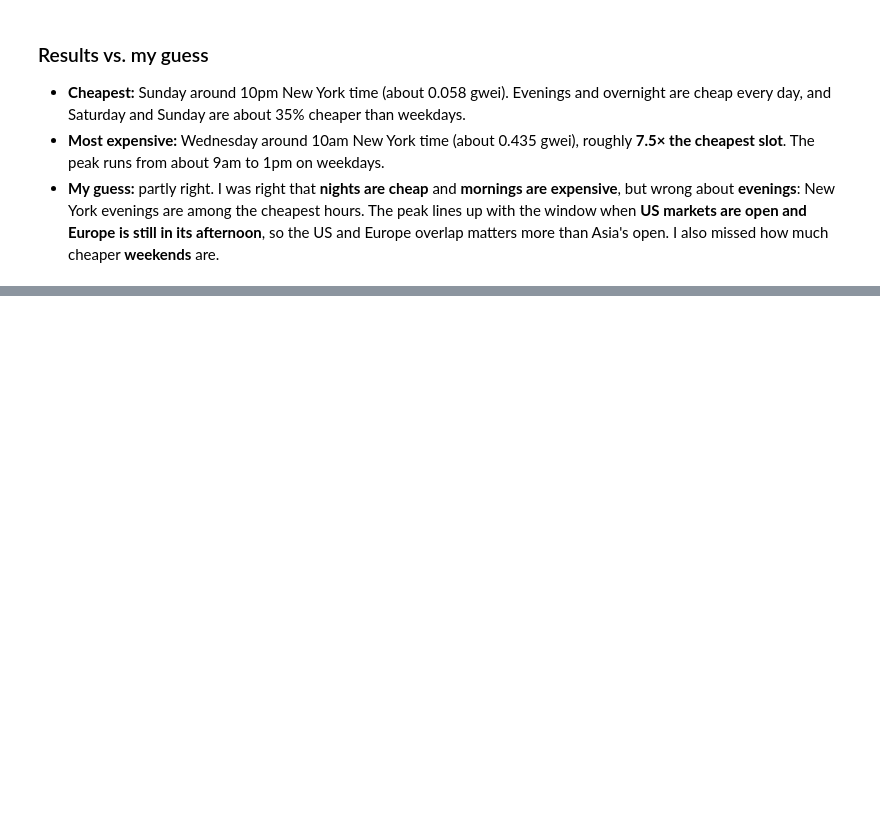
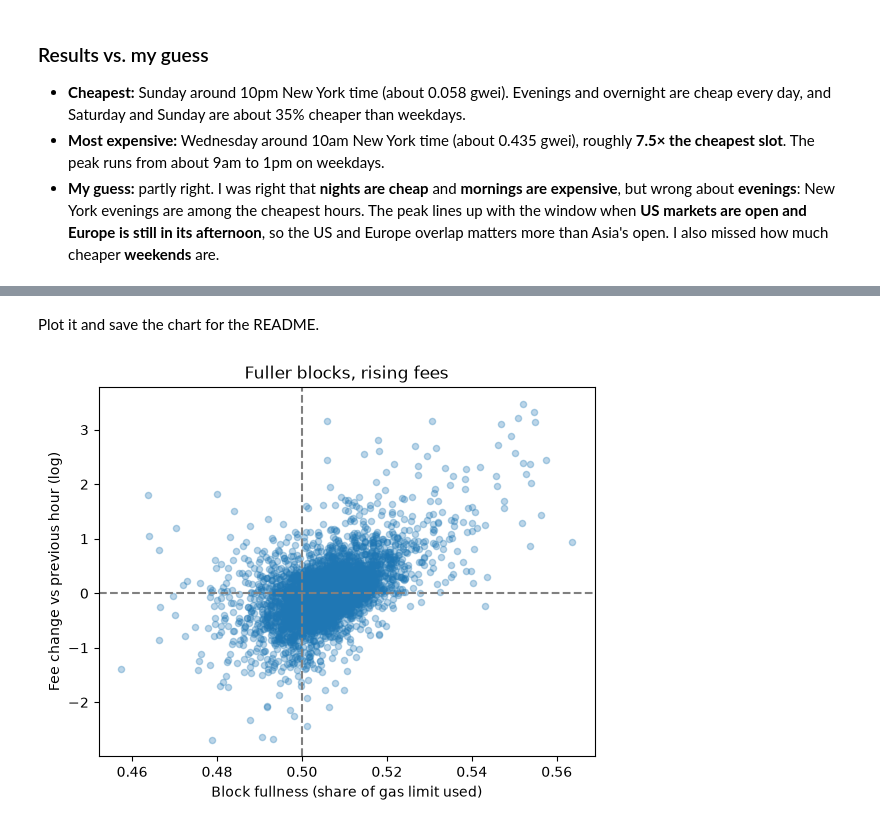
Before and after one commit to Benjamin10444/eth-gas-fee-study, a Jupyter notebook: notebooks/01_gas_analysis.ipynb, the cells around one changed output, grey strips where cells are left out. Cells and saved outputs as stored; diff of their text form; code cells hidden in the pictures; blank space fills up the shorter version.

```diff
--- a/notebooks/01_gas_analysis.ipynb
+++ b/notebooks/01_gas_analysis.ipynb
@@ -149,0 +183,13 @@ dtype: float64
+# %% [markdown]
+Plot it and save the chart for the README.
+# %%
+ax = df.plot.scatter(x="block_fullness", y="fee_change", alpha=0.3,
+                     title="Fuller blocks, rising fees")
+ax.axvline(0.5, color="gray", linestyle="--")
+ax.axhline(0, color="gray", linestyle="--")
+ax.set_xlabel("Block fullness (share of gas limit used)")
+ax.set_ylabel("Fee change vs previous hour (log)")
+plt.savefig("../images/fullness_vs_fee.png", dpi=150, bbox_inches="tight")
+plt.show()
+# %% [output]
+[figure, added]
```
Also changed, not shown: parts of 7 cells of this notebook, 1 other file.
